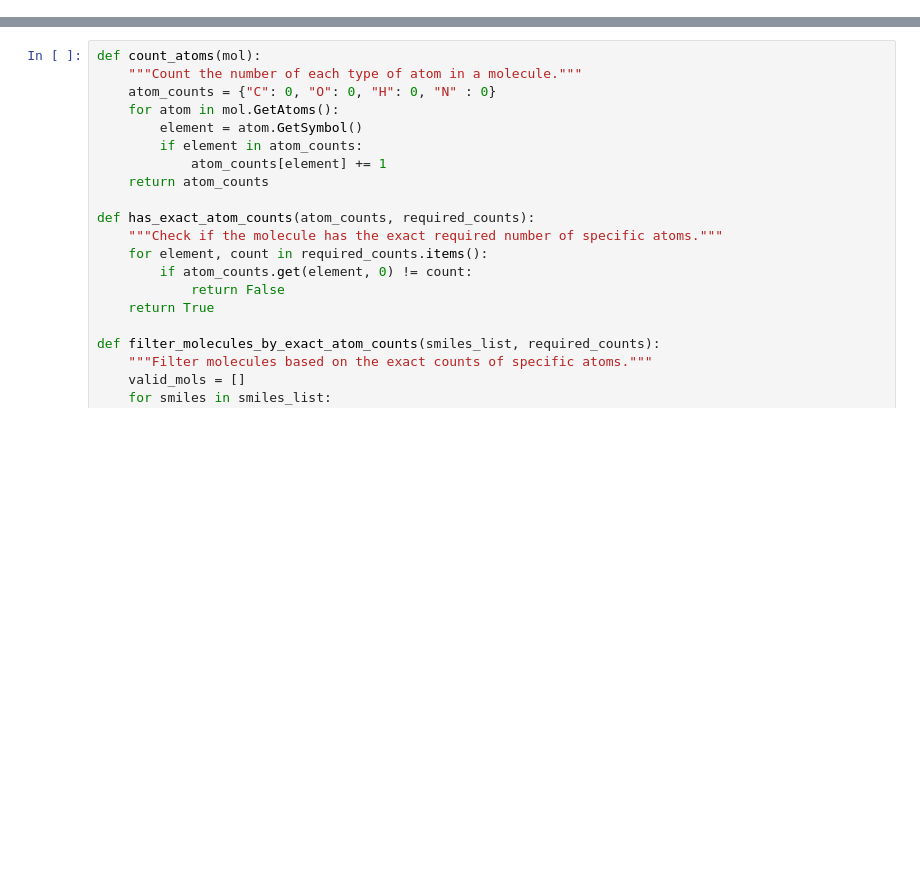
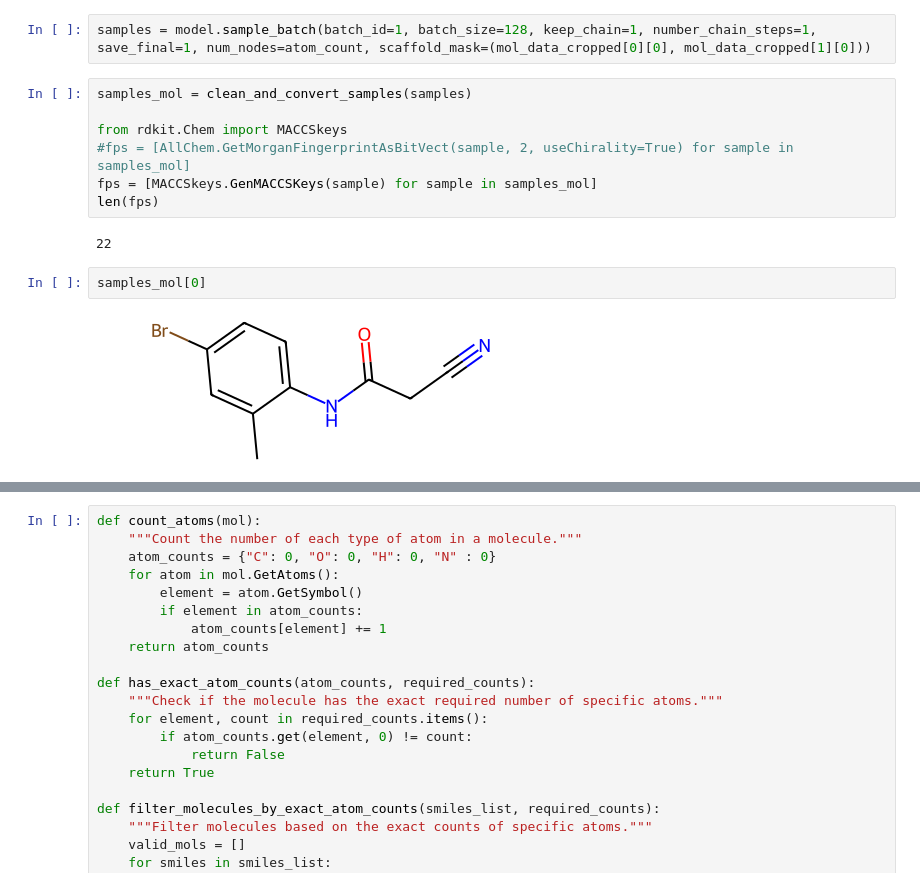
Before and after one commit to rudolfwilliam/DiGress, a Jupyter notebook: src/plot_moses_model.ipynb, the cells around one changed output, grey strips where cells are left out. Saved outputs shown, nothing was run; the diff lists cells and outputs as text; blank space fills up the shorter version.

```diff
--- a/src/plot_moses_model.ipynb
+++ b/src/plot_moses_model.ipynb
@@ -329,0 +108,15 @@ count/len(similarity)
+# %%
+samples = model.sample_batch(batch_id=1, batch_size=128, keep_chain=1, number_chain_steps=1, save_final=1, num_nodes=atom_count, scaffold_mask=(mol_data_cropped[0][0], mol_data_cropped[1][0]))
+# %%
+samples_mol = clean_and_convert_samples(samples)
+
+from rdkit.Chem import MACCSkeys
+#fps = [AllChem.GetMorganFingerprintAsBitVect(sample, 2, useChirality=True) for sample in samples_mol]
+fps = [MACCSkeys.GenMACCSKeys(sample) for sample in samples_mol]
+len(fps)
+# %% [output]
+22
+# %%
+samples_mol[0]
+# %% [output]
+[figure, added]
```
Also changed, not shown: parts of 40 cells of this notebook, 2 other files.
